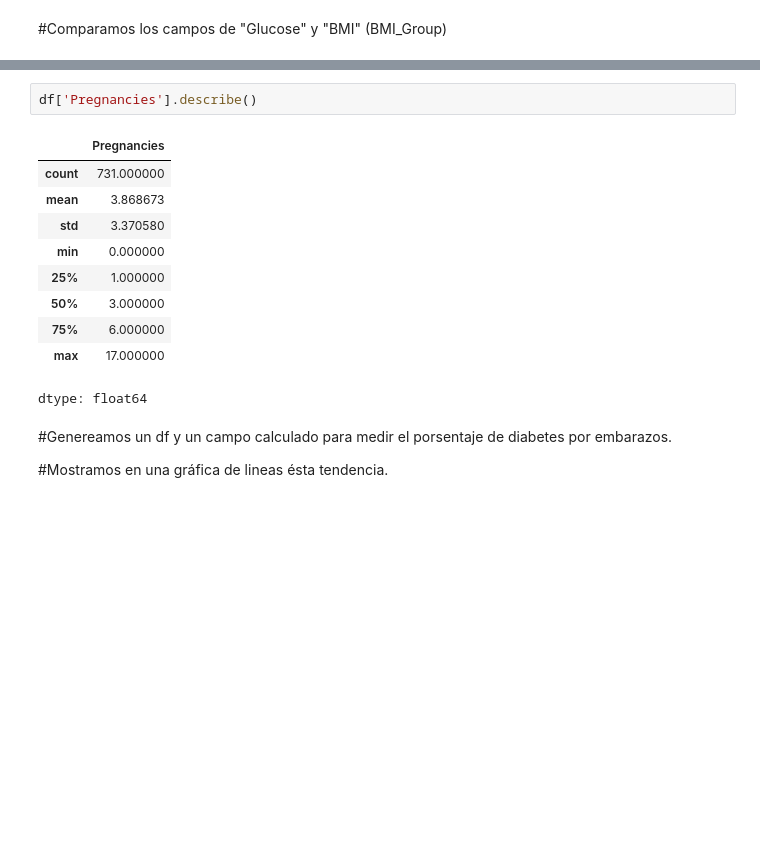
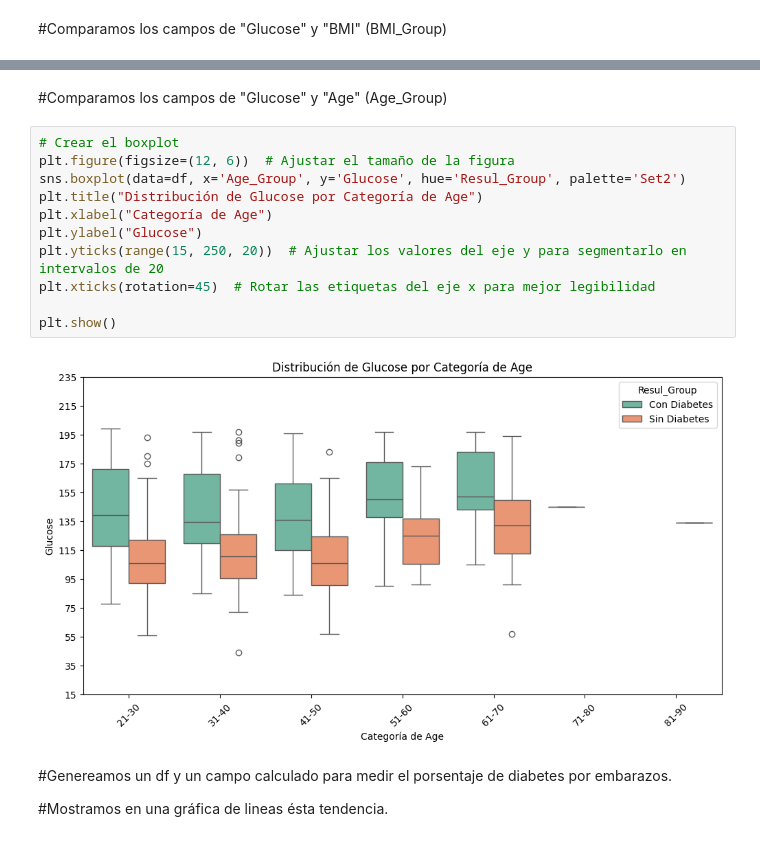
Before and after one commit to gabrielcan/ModeloDeDatosDiabetesPima, a Jupyter notebook: ModeloDiabetes.ipynb, the cells around one changed output, grey strips where cells are left out. Drawn from its saved outputs; the diff is of its cells as text; blank space fills up the shorter version.

```diff
--- a/ModeloDiabetes.ipynb
+++ b/ModeloDiabetes.ipynb
@@ -1287,16 +1286,18 @@ Hacemo un control a los valores estadísticos del campo "Pregnancies"
-# %%
-df['Pregnancies'].describe()
-# %% [output]
-|  | Pregnancies |
-| count | 731.000000 |
-| mean | 3.868673 |
-| std | 3.370580 |
-| min | 0.000000 |
-| 25% | 1.000000 |
-| 50% | 3.000000 |
-| 75% | 6.000000 |
-| max | 17.000000 |
-dtype: float64
+# %% [markdown]
+#Comparamos los campos de "Glucose" y "Age" (Age_Group)
+# %%
+# Crear el boxplot
+plt.figure(figsize=(12, 6))  # Ajustar el tamaño de la figura
+sns.boxplot(data=df, x='Age_Group', y='Glucose', hue='Resul_Group', palette='Set2')
+plt.title("Distribución de Glucose por Categoría de Age")
+plt.xlabel("Categoría de Age")
+plt.ylabel("Glucose")
+plt.yticks(range(15, 250, 20))  # Ajustar los valores del eje y para segmentarlo en intervalos de 20
+plt.xticks(rotation=45)  # Rotar las etiquetas del eje x para mejor legibilidad
+
+plt.show()
+# %% [output]
+[figure, added]
 # %% [markdown]
 #Genereamos un df y un campo calculado para medir el porsentaje de diabetes por embarazos.
 
```
Also changed, not shown: parts of 78 cells of this notebook.
